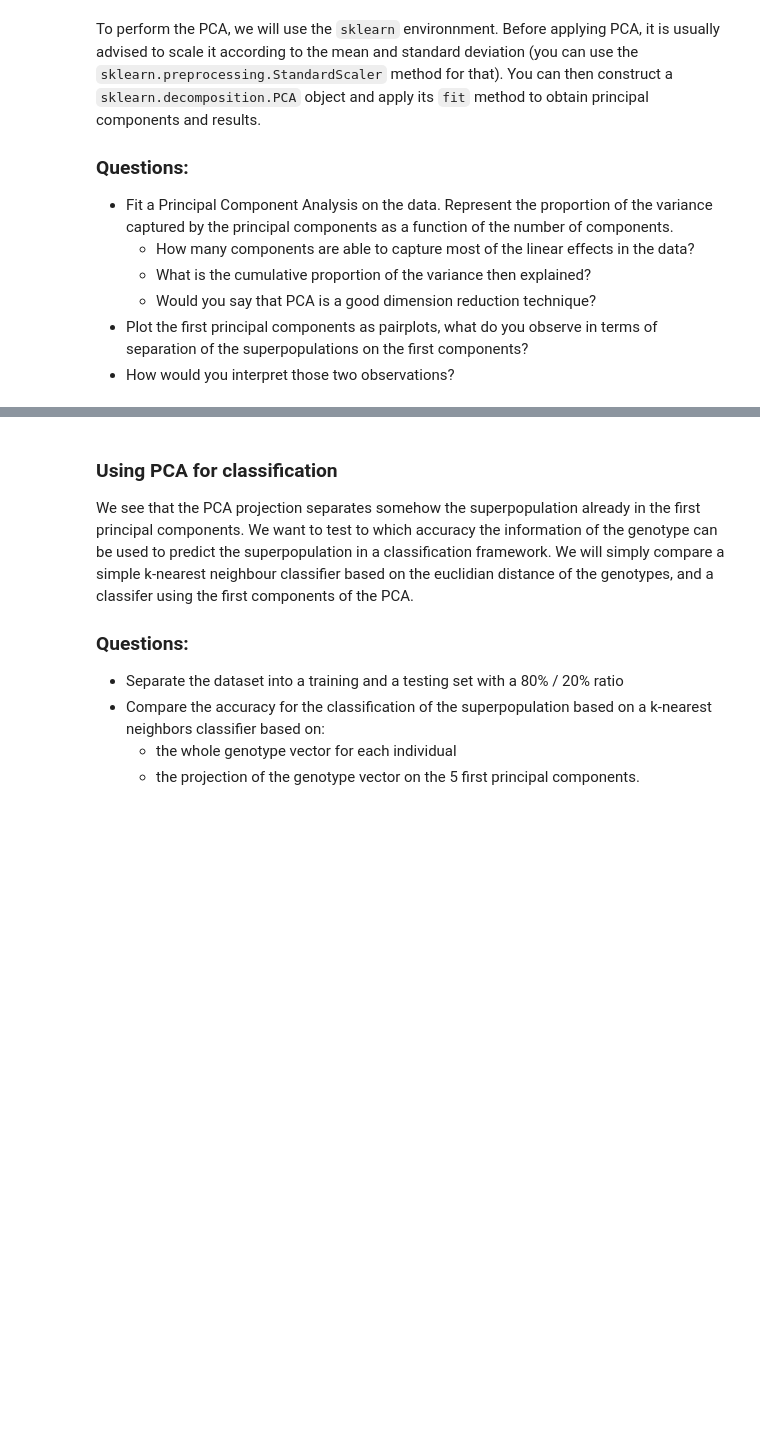
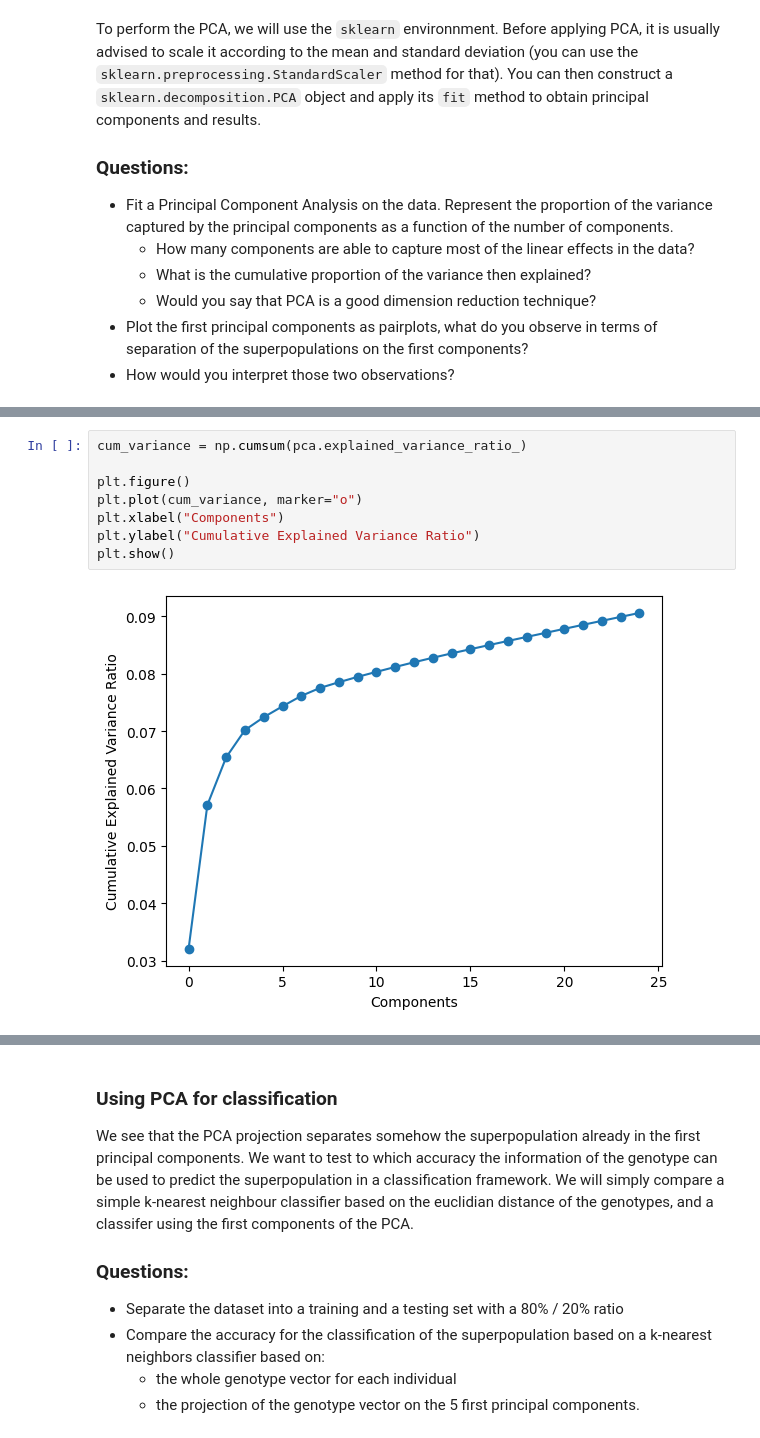
Before and after one commit to HendrikHigl/ma-cs-apml, a Jupyter notebook: LDAProject/LDA_project.ipynb, the cells around one changed output, grey strips where cells are left out. Cells and saved outputs as stored; diff of their text form; blank space fills up the shorter version.

```diff
--- a/LDAProject/LDA_project.ipynb
+++ b/LDAProject/LDA_project.ipynb
@@ -196,0 +202,10 @@ scaler = preprocessing.StandardScaler()
+# %%
+cum_variance = np.cumsum(pca.explained_variance_ratio_)
+
+plt.figure()
+plt.plot(cum_variance, marker="o")
+plt.xlabel("Components")
+plt.ylabel("Cumulative Explained Variance Ratio")
+plt.show()
+# %% [output]
+[figure, added]
```
Also changed, not shown: parts of 12 cells of this notebook.
